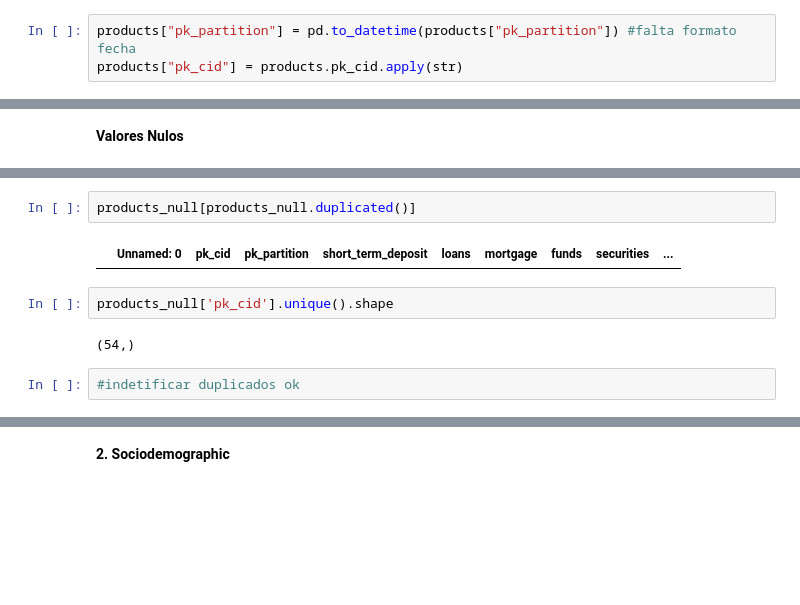
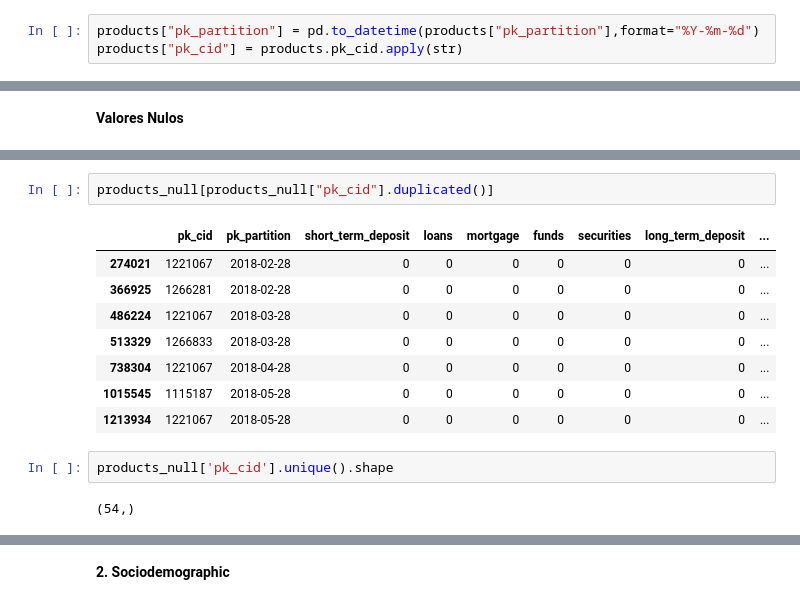
Before and after one commit to EdgarData/EasyMoney, a Jupyter notebook: Tarea_1_Análisis.ipynb, the cells around one changed output, grey strips where cells are left out. Drawn from its saved outputs; the diff is of its cells as text; blank space fills up the shorter version.

```diff
--- a/Tarea_1_Análisis.ipynb
+++ b/Tarea_1_Análisis.ipynb
@@ -125,5 +125,5 @@ memory usage: 818.9+ MB
 # %%
-products["pk_partition"] = pd.to_datetime(products["pk_partition"]) #falta formato fecha
+products["pk_partition"] = pd.to_datetime(products["pk_partition"],format="%Y-%m-%d")
 products["pk_cid"] = products.pk_cid.apply(str)
 # %%
 products.info()
@@ -297,10 +364,15 @@ products_null.head().T
 # %%
-products_null[products_null.duplicated()]
+products_null[products_null["pk_cid"].duplicated()]
 # %% [output]
-|  | Unnamed: 0 | pk_cid | pk_partition | short_term_deposit | loans | mortgage | funds | securities | ... |
+|  | pk_cid | pk_partition | short_term_deposit | loans | mortgage | funds | securities | long_term_deposit | ... |
+| 274021 | 1221067 | 2018-02-28 | 0 | 0 | 0 | 0 | 0 | 0 | ... |
+| 366925 | 1266281 | 2018-02-28 | 0 | 0 | 0 | 0 | 0 | 0 | ... |
+| 486224 | 1221067 | 2018-03-28 | 0 | 0 | 0 | 0 | 0 | 0 | ... |
+| 513329 | 1266833 | 2018-03-28 | 0 | 0 | 0 | 0 | 0 | 0 | ... |
+| 738304 | 1221067 | 2018-04-28 | 0 | 0 | 0 | 0 | 0 | 0 | ... |
+| 1015545 | 1115187 | 2018-05-28 | 0 | 0 | 0 | 0 | 0 | 0 | ... |
+| 1213934 | 1221067 | 2018-05-28 | 0 | 0 | 0 | 0 | 0 | 0 | ... |
 # %%
 products_null['pk_cid'].unique().shape
 # %% [output]
 (54,)
-# %%
-#indetificar duplicados ok
```
Also changed, not shown: parts of 47 cells of this notebook.
